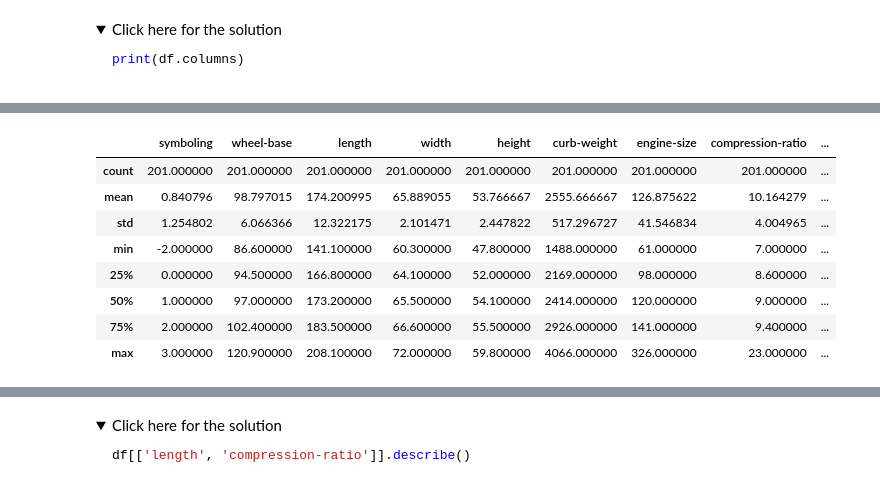
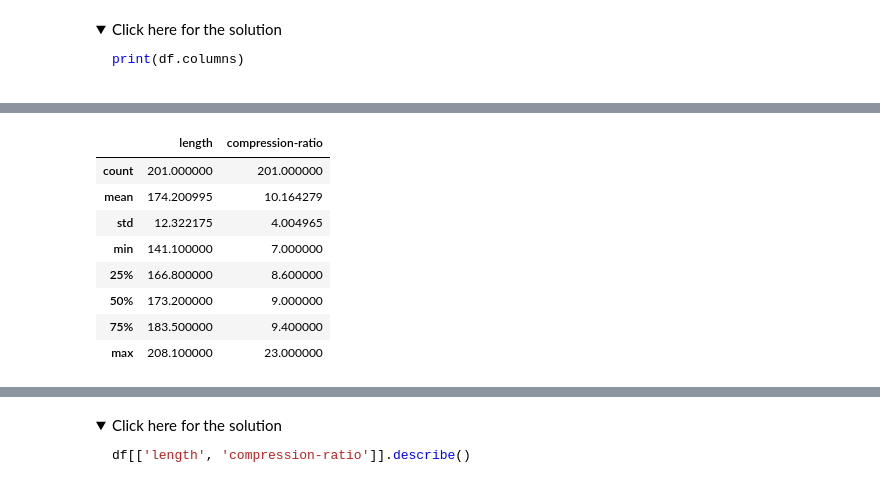
Before and after one commit to dark-teal-coder/course-cognitiveclass-data-analysis-with-python, a Jupyter notebook: module01/Lab-01-01-Introduction-to-Data-Analysis-with-Python.ipynb, the cells around one changed output, grey strips where cells are left out. Cells and saved outputs as stored; diff of their text form; code cells hidden in the pictures; folded sections open.

```diff
--- a/module01/Lab-01-01-Introduction-to-Data-Analysis-with-Python.ipynb
+++ b/module01/Lab-01-01-Introduction-to-Data-Analysis-with-Python.ipynb
@@ -155,3 +87,0 @@ We can drop missing values along the column "price" as follows:
-# %%
-df=df1.dropna(subset=["price"], axis=0)
-df.head(20)
@@ -182,0 +90,4 @@ Now, we have successfully read the raw dataset and added the correct headers int
+# %%
+## Create headers list
+headers = ["symboling", "normalized-losses", "make", "fuel-type", "aspiration", "num-of-doors", "body-style", "drive-wheels", "engine-location", "wheel-base", "length", "width", "height", "curb-weight", "engine-type", "num-of-cylinders", "engine-size", "fuel-system", "bore", "stroke", "compression-ratio", "horsepower", "peak-rpm", "city-mpg", "highway-mpg", "price"]
+print(headers)
@@ -182,0 +116,6 @@ Now, we have successfully read the raw dataset and added the correct headers int
+# %%
+df_nan = df.replace('?', np.NaN)
+# %%
+## Drop missing values along the column "price"
+df = df_nan.dropna(subset=["price"], axis=0)
+df.head(20)
@@ -286,12 +315,12 @@ This method will provide various summary statistics, excluding <code>NaN</code>
 # %%
-df.describe()
+df[["length", "compression-ratio"]].describe()
 # %% [output]
-|  | symboling | wheel-base | length | width | height | curb-weight | engine-size | compression-ratio | ... |
-| count | 201.000000 | 201.000000 | 201.000000 | 201.000000 | 201.000000 | 201.000000 | 201.000000 | 201.000000 | ... |
-| mean | 0.840796 | 98.797015 | 174.200995 | 65.889055 | 53.766667 | 2555.666667 | 126.875622 | 10.164279 | ... |
-| std | 1.254802 | 6.066366 | 12.322175 | 2.101471 | 2.447822 | 517.296727 | 41.546834 | 4.004965 | ... |
-| min | -2.000000 | 86.600000 | 141.100000 | 60.300000 | 47.800000 | 1488.000000 | 61.000000 | 7.000000 | ... |
-| 25% | 0.000000 | 94.500000 | 166.800000 | 64.100000 | 52.000000 | 2169.000000 | 98.000000 | 8.600000 | ... |
-| 50% | 1.000000 | 97.000000 | 173.200000 | 65.500000 | 54.100000 | 2414.000000 | 120.000000 | 9.000000 | ... |
-| 75% | 2.000000 | 102.400000 | 183.500000 | 66.600000 | 55.500000 | 2926.000000 | 141.000000 | 9.400000 | ... |
-| max | 3.000000 | 120.900000 | 208.100000 | 72.000000 | 59.800000 | 4066.000000 | 326.000000 | 23.000000 | ... |
+|  | length | compression-ratio |
+| count | 201.000000 | 201.000000 |
+| mean | 174.200995 | 10.164279 |
+| std | 12.322175 | 4.004965 |
+| min | 141.100000 | 7.000000 |
+| 25% | 166.800000 | 8.600000 |
+| 50% | 173.200000 | 9.000000 |
+| 75% | 183.500000 | 9.400000 |
+| max | 208.100000 | 23.000000 |
```
Also changed, not shown: parts of 88 cells of this notebook, 1 other file.
